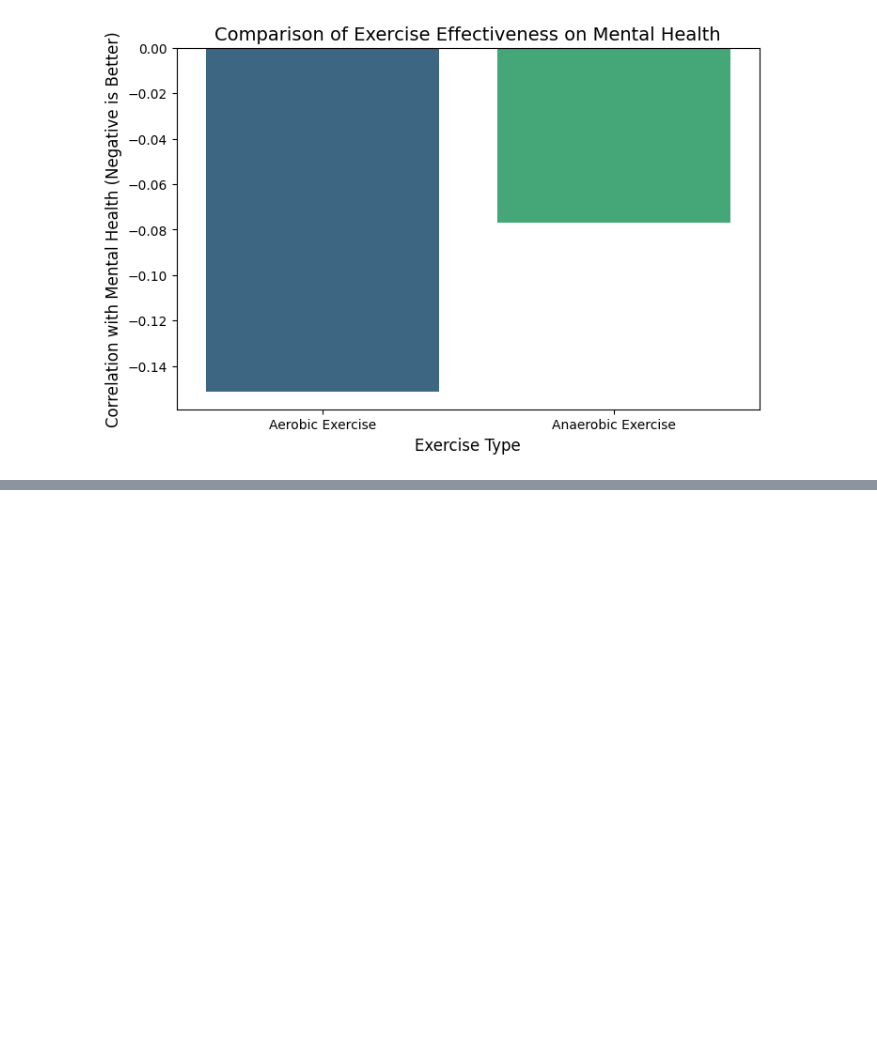
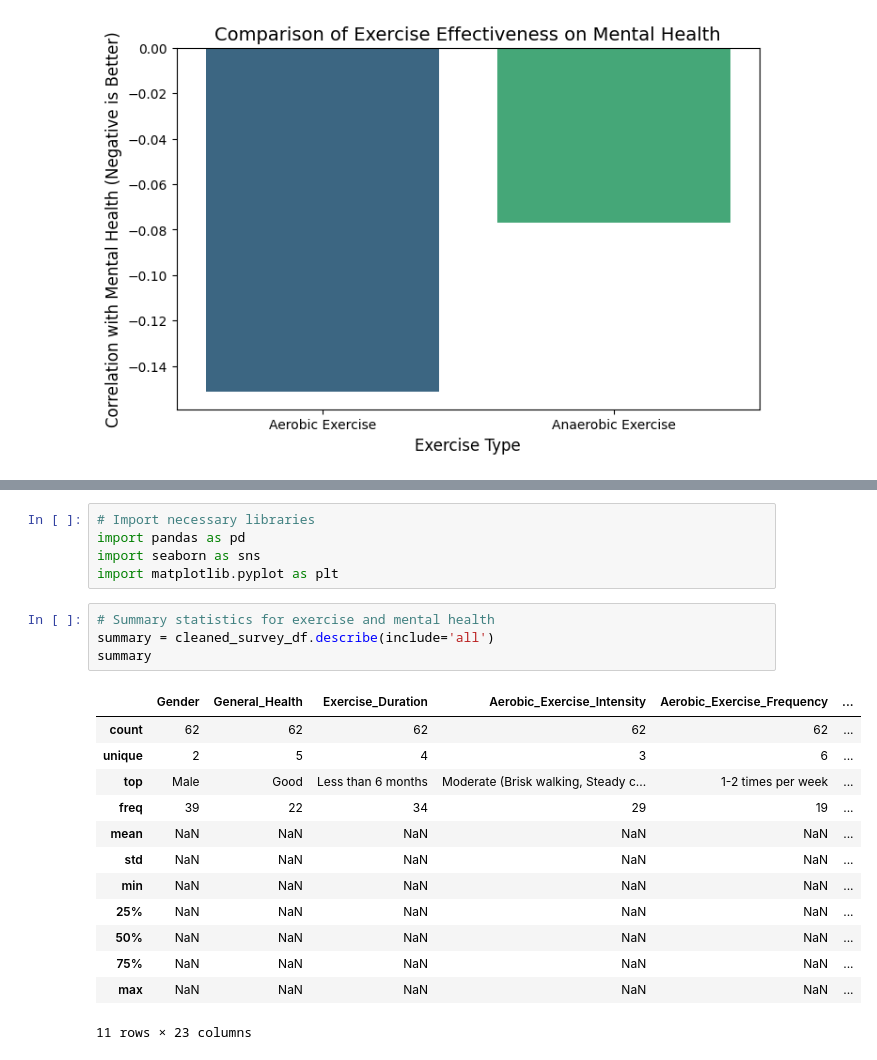
Before and after one commit to Aaron2k02/physical-activity-mental-health-research, a Jupyter notebook: notebook/02_data_analysis.ipynb, the cells around one changed output, grey strips where cells are left out. Cells and saved outputs as stored; diff of their text form; blank space fills up the shorter version.

```diff
--- a/notebook/02_data_analysis.ipynb
+++ b/notebook/02_data_analysis.ipynb
@@ -169,0 +183,23 @@ Passing `palette` without assigning `hue` is deprecated and will be removed in v
+# %%
+# Import necessary libraries
+import pandas as pd
+import seaborn as sns
+import matplotlib.pyplot as plt
+# %%
+# Summary statistics for exercise and mental health
+summary = cleaned_survey_df.describe(include='all')
+summary
+# %% [output]
+|  | Gender | General_Health | Exercise_Duration | Aerobic_Exercise_Intensity | Aerobic_Exercise_Frequency | ... |
+| count | 62 | 62 | 62 | 62 | 62 | ... |
+| unique | 2 | 5 | 4 | 3 | 6 | ... |
+| top | Male | Good | Less than 6 months | Moderate (Brisk walking, Steady c... | 1-2 times per week | ... |
+| freq | 39 | 22 | 34 | 29 | 19 | ... |
+| mean | NaN | NaN | NaN | NaN | NaN | ... |
+| std | NaN | NaN | NaN | NaN | NaN | ... |
+| min | NaN | NaN | NaN | NaN | NaN | ... |
+| 25% | NaN | NaN | NaN | NaN | NaN | ... |
+| 50% | NaN | NaN | NaN | NaN | NaN | ... |
+| 75% | NaN | NaN | NaN | NaN | NaN | ... |
+| max | NaN | NaN | NaN | NaN | NaN | ... |
+11 rows × 23 columns
```
Also changed, not shown: parts of 16 cells of this notebook, 1 other file.
